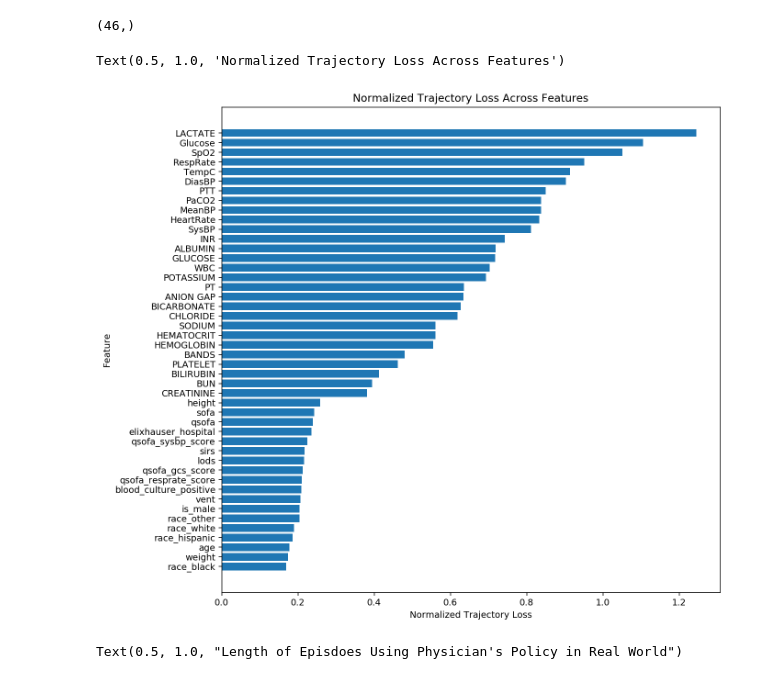
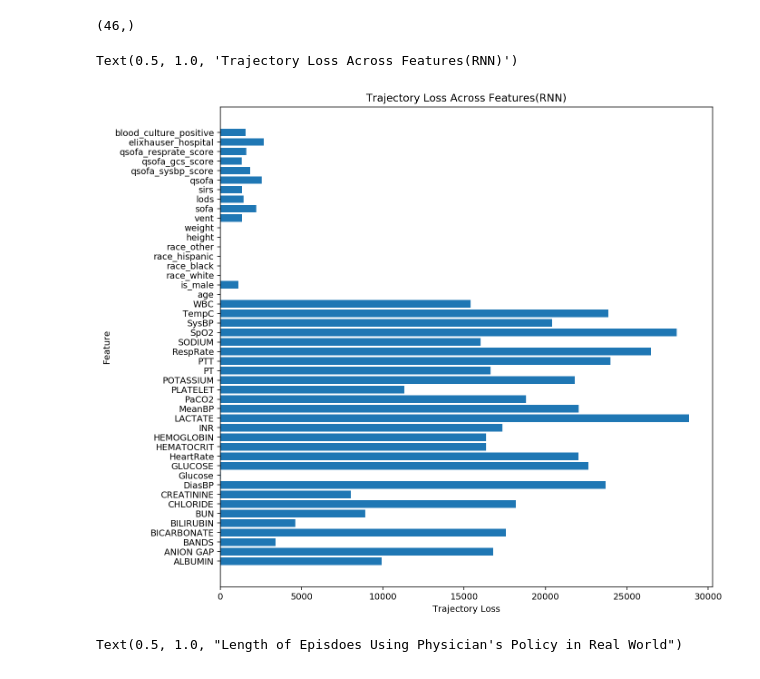
Before and after one commit to akiani/rlsepsis234, a Jupyter notebook: notebooks/trajectory-loss.ipynb, the cells around one changed output. Cells and saved outputs as stored; diff of their text form; code cells hidden in the pictures.

```diff
--- a/notebooks/trajectory-loss.ipynb
+++ b/notebooks/trajectory-loss.ipynb
@@ -59,13 +76,13 @@ for name, episode in episodes:
 
     if counter %200 == 0:
         print("done with %f of episodes..." % (counter/len(episodes)))
-        print(squared_sums)
+        #print(squared_sums)
     counter +=1
     simulated_episode.append(starting_state)
     for action in actions:
-        if done:
+       # if done:
             # simulated episode has ended but the real episode has not
-            simulated_episode.append(np.zeros(46))
+            #simulated_episode.append(np.zeros(46))
         if not done:
             state, reward, done, _ = sepsis_env.step(action)
             rewards.append(reward)
@@ -75,13 +92,14 @@ for name, episode in episodes:
     squared_sum = 0
     index = 0
     for _, step in episode.iterrows():
-        diff = step[columns].values - simulated_episode[index].reshape(46)
-        diff = np.square(diff)
-        squared_sum += diff
+        if index < len(simulated_episode):
+            diff = step[columns].values - simulated_episode[index].reshape(46)
+            diff = np.square(diff)
+            squared_sum += diff
         index += 1
 
-    for idx in range(index +1 ,len(simulated_episode)):
-        squared_sum += np.square(simulated_episode[idx])
+    #for idx in range(index +1 ,len(simulated_episode)):
+    #    squared_sum += np.square(simulated_episode[idx])
 
     squared_sums += squared_sum
 
@@ -193,22 +209,41 @@ normalized_squared_sums = squared_sums/np.sum(np.square(df[columns].values), axi
+# %%
+normalized_squared_sums = squared_sums
 # %%
 normalized_squared_sums.shape
 # %% [output]
 (46,)
 # %%
-labels = [x for _,x in sorted(zip(normalized_squared_sums, columns))]
+labels = [x for _,x in zip(normalized_squared_sums, columns)]
 
+square_sums_bayesian = [21497.620362377093, 41038.79015391576, 9859.714502088667,
+       40043.43631765179, 9941.003697468239, 21881.257500436524,
+       39400.74791549517, 21870.214982571077, 45922.80566770426,
+       2781.6103788354417, 48399.38864676179, 51520.125835491264,
+       46592.305210266015, 43893.84578698402, 23660.33890168011,
+       38442.24270036961, 45232.076903831876, 47171.80358344868,
+       28782.086577858085, 55361.73386318945, 26572.390221087666,
+       52733.11912289701, 51292.396076578036, 54563.7374030558,
+       45412.5165602894, 44269.64486505508, 48445.94385747661,
+       28990.166808170772, 0.0, 2825.452670301446, 0.0, 0.0, 0.0, 0.0,
+       0.0, 0.0, 3106.2317324483265, 3254.597243572014,
+       3065.8460368384062, 3805.3494228012537, 12118.35792353282,
+       25444.809094897453, 33952.09668689641, 30855.5248966012,
+       4497.843538846761, 2597.4021676870366]
+
+ind = np.arange(len(square_sums_bayesian))
+width = 0.4
 
 pos = np.arange(len(labels))
 
 plt.figure(num=None, figsize=(10, 10), dpi=140)
-plt.barh(width=sorted(normalized_squared_sums), y=pos)
+plt.barh(width=normalized_squared_sums, y=pos)
 plt.yticks(pos, labels)
-plt.xlabel('Normalized Trajectory Loss')
+plt.xlabel('Trajectory Loss')
 plt.ylabel('Feature')
-plt.title('Normalized Trajectory Loss Across Features')
+plt.title('Trajectory Loss Across Features(RNN)')
 # %% [output]
-Text(0.5, 1.0, 'Normalized Trajectory Loss Across Features')
+Text(0.5, 1.0, 'Trajectory Loss Across Features(RNN)')
-[figure, old version]
+[figure, new version]
 # %%
 plt.hist(episodes.count()["race_black"].values)
 plt.xlabel('Length of Episodes')
```
Also changed, not shown: parts of 7 cells of this notebook, 2 other files.
